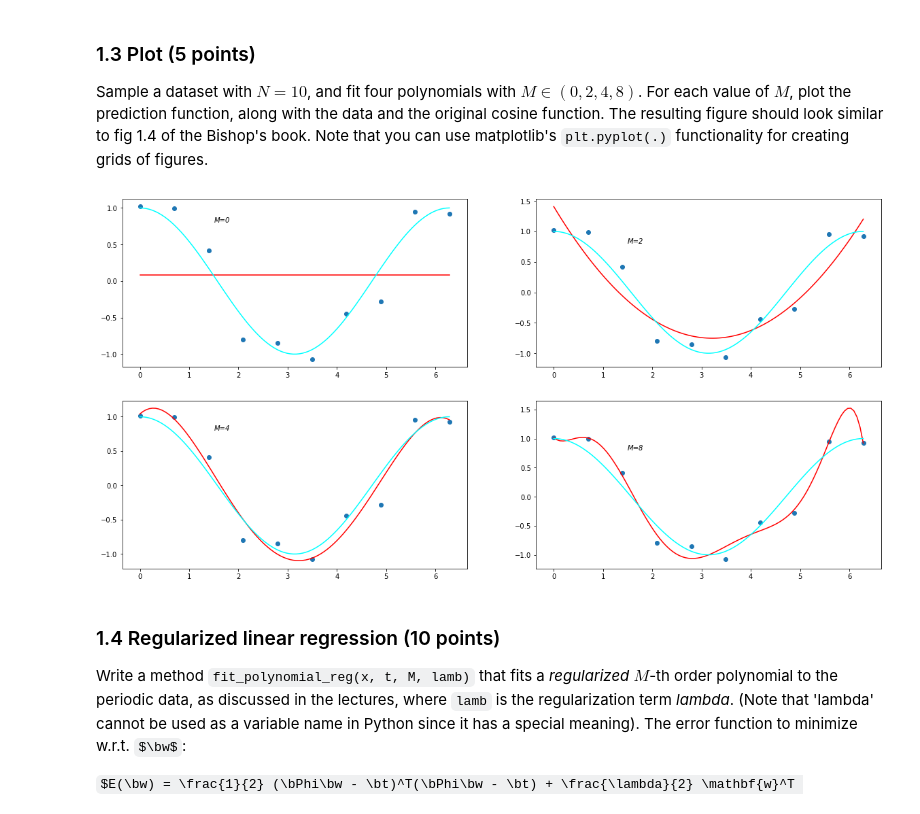
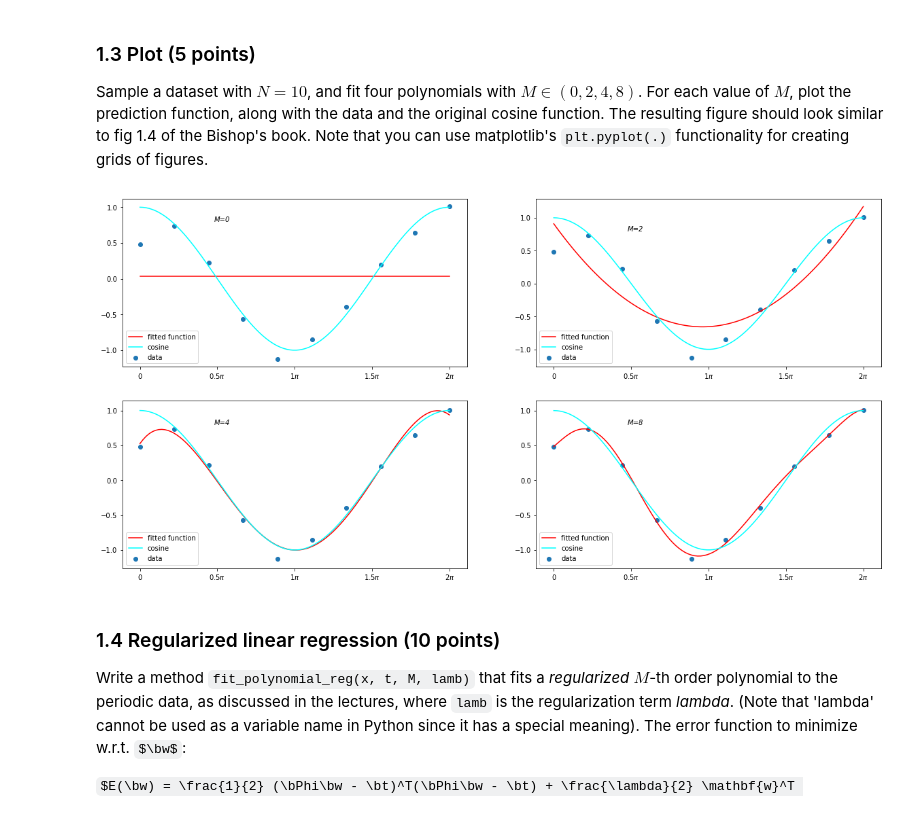
Before and after one commit to Joeri1324/machinelearning1, a Jupyter notebook: lab1/10631186_10260250_lab1.ipynb, the cells around one changed output. Saved outputs shown, nothing was run; the diff lists cells and outputs as text; code cells hidden in the pictures; some formulas as TeX source.

```diff
--- a/lab1/10631186_10260250_lab1.ipynb
+++ b/lab1/10631186_10260250_lab1.ipynb
@@ -57,7 +57,11 @@ $$t_i \sim \mathcal{N}(\mu_i, \sigma^2)$$
 where $x_i$ is the $i$-th elements of $\bf{x}$, the mean $\mu_i = \cos(x_i)$ and the standard deviation $\sigma = 0.2$.
 # %%
 def gen_cosine(n):
+    """
+    gen_cosine returns an evenly spaces array x of length n containing values
+    between 0 and 2pi and returns an array of length with values drawn from
+    a normal distribution with the mean of the cosine of x and a standard
+    deviation of 2.
+    """
     x = np.linspace(0, 2*np.pi, n)
     return x, np.random.normal(np.cos(x), 0.2)
-
-gen_cosine(10)
@@ -82,6 +81,21 @@ Write a method `fit_polynomial(x, t, M)` that finds the maximum-likelihood solut
 $E(\bw) = \frac{1}{2} (\bPhi\bw - \bt)^T(\bPhi\bw - \bt)$
 
 where $\bPhi$ is the _feature matrix_ (or _design matrix_) as explained in Bishop's book at section 3.1.1, $\bt$ is the vector of target values. Your method should return a vector $\bw$ with the maximum-likelihood parameter estimates, as well as the _feature matrix_ $\bPhi$.
+# %%
+def designmatrix(x, M):
+    """
+    design matrix returns phi for data x and amount of polynomials M.
+    """
+    return np.power(np.stack([x for _ in range(M+1)]).T,
+                    np.stack([np.arange(M+1) for _ in range(x.shape[0])]))
+
+def fit_polynomial(x, t, M):
+    """
+    fit_polynomial returns the maximum likelihood estimation
+    of the weights for x, t and M and returns phi.
+    """
+    phi = designmatrix(x, M)
+    return np.linalg.pinv(phi).dot(t).T, phi
 # %%
 ### Test your function
 N = 10
@@ -107,24 +113,26 @@ For each value of $M$, plot the prediction function, along with the data and the
 # %%
 x, y = gen_cosine(10)
 true_x = np.linspace(0, 2*np.pi, 100)
 true_y = np.cos(true_x)
 
 _, axis =  plt.subplots(2, 2)
 for m, ax in zip([0, 2, 4, 8], [axis[0][0], axis[0][1], axis[1][0], axis[1][1]]):
     w, _ = fit_polynomial(x, y, m)
-
     xx = np.linspace(0, 2*np.pi, 100)
     dm = designmatrix(xx, m)
     target = np.dot(dm, w)
-    ax.plot(xx, target.tolist(), color='red')
-    ax.scatter(x, y, marker='o')
-    ax.plot(true_x, true_y, color='cyan')
-
+    ax.plot(xx, target.tolist(), color='red', label='fitted function')
+    ax.scatter(x, y, marker='o', label='data')
+    ax.plot(true_x, true_y, color='cyan', label='cosine')
     ax.text(1.5, 0.8, 'M='+str(m), style='italic')
+    ax.legend()
+    ax.set_xticks([0, np.pi/2, np.pi, np.pi * 3/2, 2* np.pi])
+    ax.set_xticklabels([r'$0$', r'$0.5\pi$', r'$1\pi$', r'$1.5\pi$', r'$2\pi$'])
+    ax.set_yticks([-1, 0, +1], [r'$-1$', r'$0$', r'$+1$'])
 
 plt.show()
 # %% [output]
-[figure, old version]
+[figure, new version]
 # %% [markdown]
 ### 1.4 Regularized linear regression (10 points)
 
```
Also changed, not shown: parts of 14 cells of this notebook.
